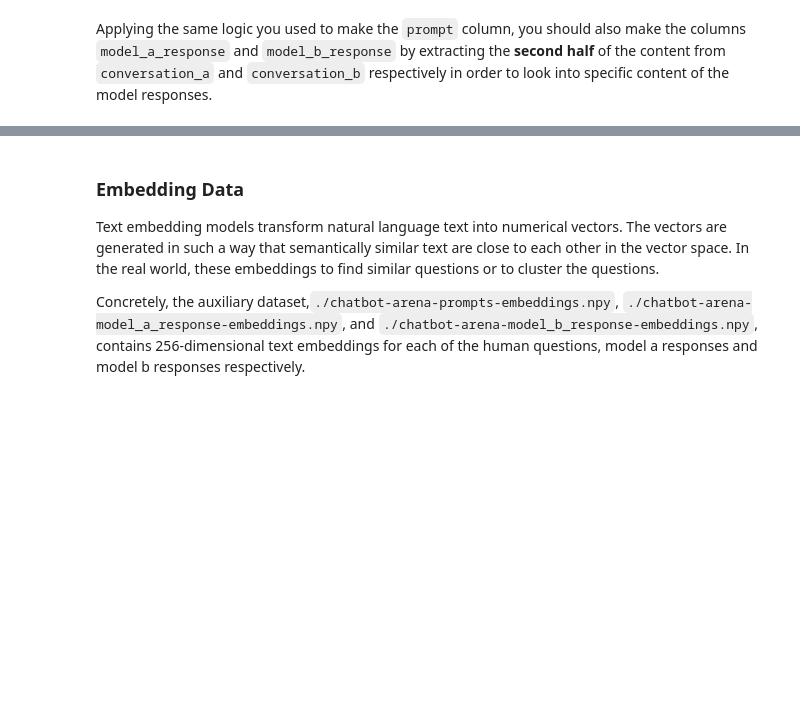
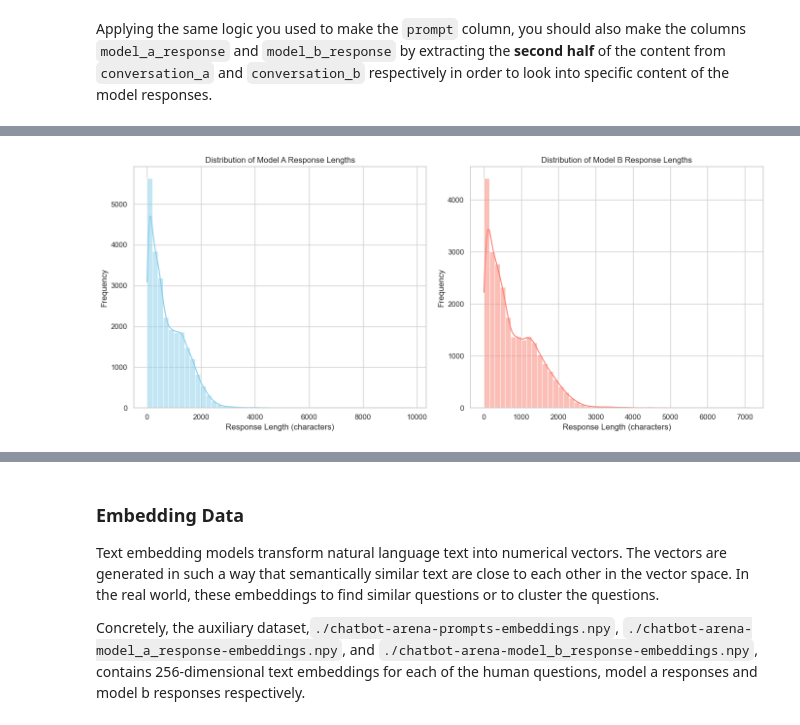
Before and after one commit to surajr10/ds200-grad-project, a Jupyter notebook: notebooks/nlp-eda-starter.ipynb, the cells around one changed output, grey strips where cells are left out. Cells and saved outputs as stored; diff of their text form; code cells hidden in the pictures; blank space fills up the shorter version.

```diff
--- a/notebooks/nlp-eda-starter.ipynb
+++ b/notebooks/nlp-eda-starter.ipynb
@@ -258,0 +318,10 @@ Applying the same logic you used to make the `prompt` column, you should also ma
+# %%
+# Calculate the length of each response in characters
+df["model_a_response_length"] = df["model_a_response"].str.len()
+df["model_b_response_length"] = df["model_b_response"].str.len()
+
+# Display descriptive statistics for response lengths
+print("Model A Response Length Statistics:")
+print(df["model_a_response_length"].describe())
+print("\nModel B Response Length Statistics:")
+print(df["model_b_response_length"].describe())
@@ -258,0 +346,22 @@ Applying the same logic you used to make the `prompt` column, you should also ma
+# %%
+# Set up the matplotlib figure
+plt.figure(figsize=(14, 6))
+
+# Histogram and KDE for Model A
+plt.subplot(1, 2, 1)
+sns.histplot(df["model_a_response_length"], bins=50, kde=True, color='skyblue')
+plt.title("Distribution of Model A Response Lengths")
+plt.xlabel("Response Length (characters)")
+plt.ylabel("Frequency")
+
+# Histogram and KDE for Model B
+plt.subplot(1, 2, 2)
+sns.histplot(df["model_b_response_length"], bins=50, kde=True, color='salmon')
+plt.title("Distribution of Model B Response Lengths")
+plt.xlabel("Response Length (characters)")
+plt.ylabel("Frequency")
+
+plt.tight_layout()
+plt.show()
+# %% [output]
+[figure, added]
```
Also changed, not shown: parts of 41 cells of this notebook.
